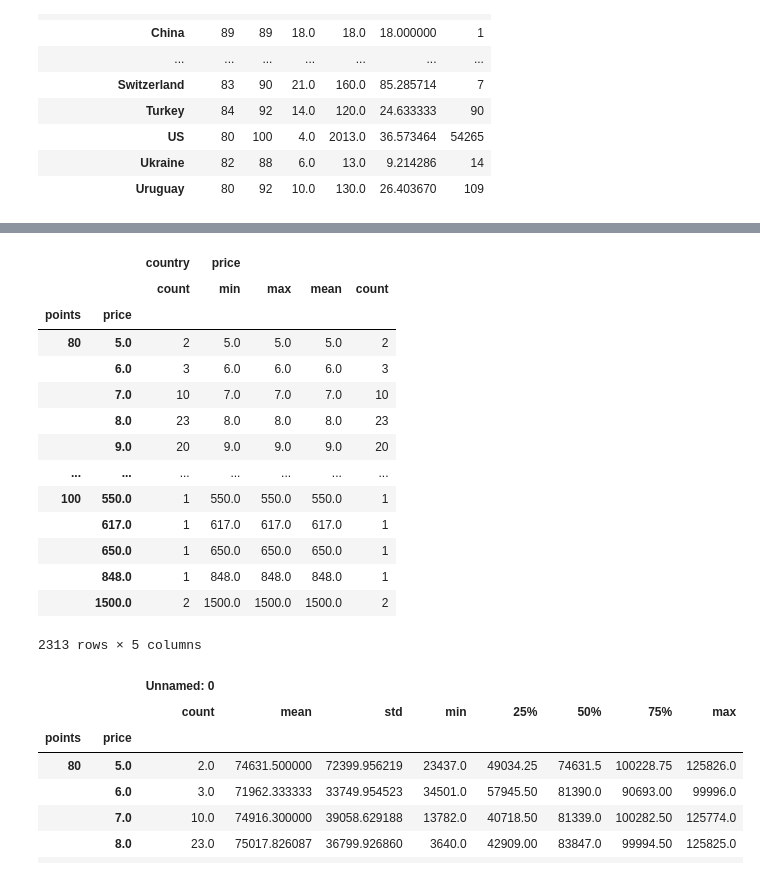
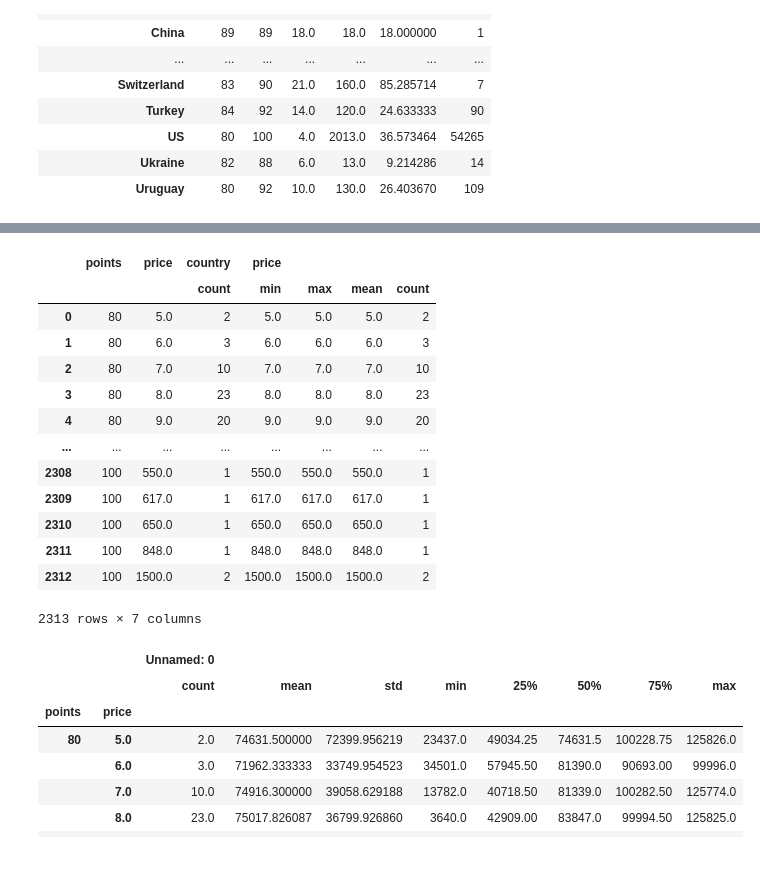
Before and after one commit to abdelazizSalah/Kaggle_Pandas, a Jupyter notebook: grouping_and_sorting.ipynb, the cells around one changed output, grey strips where cells are left out. Cells and saved outputs as stored; diff of their text form; code cells hidden in the pictures.

```diff
--- a/grouping_and_sorting.ipynb
+++ b/grouping_and_sorting.ipynb
@@ -151,21 +159,21 @@ reviews.groupby('country').agg({'points': [min, max], 'price':['min', 'max', 'me
 # %%
-reviews.groupby(['points', 'price']).agg({'country' : ['count'], 'price': ['min', 'max', 'mean', 'count']})
+reviews.groupby(['points', 'price']).agg({'country' : ['count'], 'price': ['min', 'max', 'mean', 'count']}).reset_index()
+# reviews.groupby(['points', 'price']).agg({'country' : ['count'], 'price': ['min', 'max', 'mean', 'count']})
 # %% [output]
-|  |  | country | price |  |  |  |
-|  |  | count | min | max | mean | count |
-| points | price |  |  |  |  |  |
-| 80 | 5.0 | 2 | 5.0 | 5.0 | 5.0 | 2 |
-|  | 6.0 | 3 | 6.0 | 6.0 | 6.0 | 3 |
-|  | 7.0 | 10 | 7.0 | 7.0 | 7.0 | 10 |
-|  | 8.0 | 23 | 8.0 | 8.0 | 8.0 | 23 |
-|  | 9.0 | 20 | 9.0 | 9.0 | 9.0 | 20 |
-| ... | ... | ... | ... | ... | ... | ... |
-| 100 | 550.0 | 1 | 550.0 | 550.0 | 550.0 | 1 |
-|  | 617.0 | 1 | 617.0 | 617.0 | 617.0 | 1 |
-|  | 650.0 | 1 | 650.0 | 650.0 | 650.0 | 1 |
-|  | 848.0 | 1 | 848.0 | 848.0 | 848.0 | 1 |
-|  | 1500.0 | 2 | 1500.0 | 1500.0 | 1500.0 | 2 |
+|  | points | price | country | price |  |  |  |
+|  |  |  | count | min | max | mean | count |
+| 0 | 80 | 5.0 | 2 | 5.0 | 5.0 | 5.0 | 2 |
+| 1 | 80 | 6.0 | 3 | 6.0 | 6.0 | 6.0 | 3 |
+| 2 | 80 | 7.0 | 10 | 7.0 | 7.0 | 7.0 | 10 |
+| 3 | 80 | 8.0 | 23 | 8.0 | 8.0 | 8.0 | 23 |
+| 4 | 80 | 9.0 | 20 | 9.0 | 9.0 | 9.0 | 20 |
+| ... | ... | ... | ... | ... | ... | ... | ... |
+| 2308 | 100 | 550.0 | 1 | 550.0 | 550.0 | 550.0 | 1 |
+| 2309 | 100 | 617.0 | 1 | 617.0 | 617.0 | 617.0 | 1 |
+| 2310 | 100 | 650.0 | 1 | 650.0 | 650.0 | 650.0 | 1 |
+| 2311 | 100 | 848.0 | 1 | 848.0 | 848.0 | 848.0 | 1 |
+| 2312 | 100 | 1500.0 | 2 | 1500.0 | 1500.0 | 1500.0 | 2 |
-2313 rows × 5 columns
+2313 rows × 7 columns
 # %%
 reviews.groupby(['points', 'price']).describe()
 # %% [output]
```
Also changed, not shown: parts of 5 cells of this notebook.
